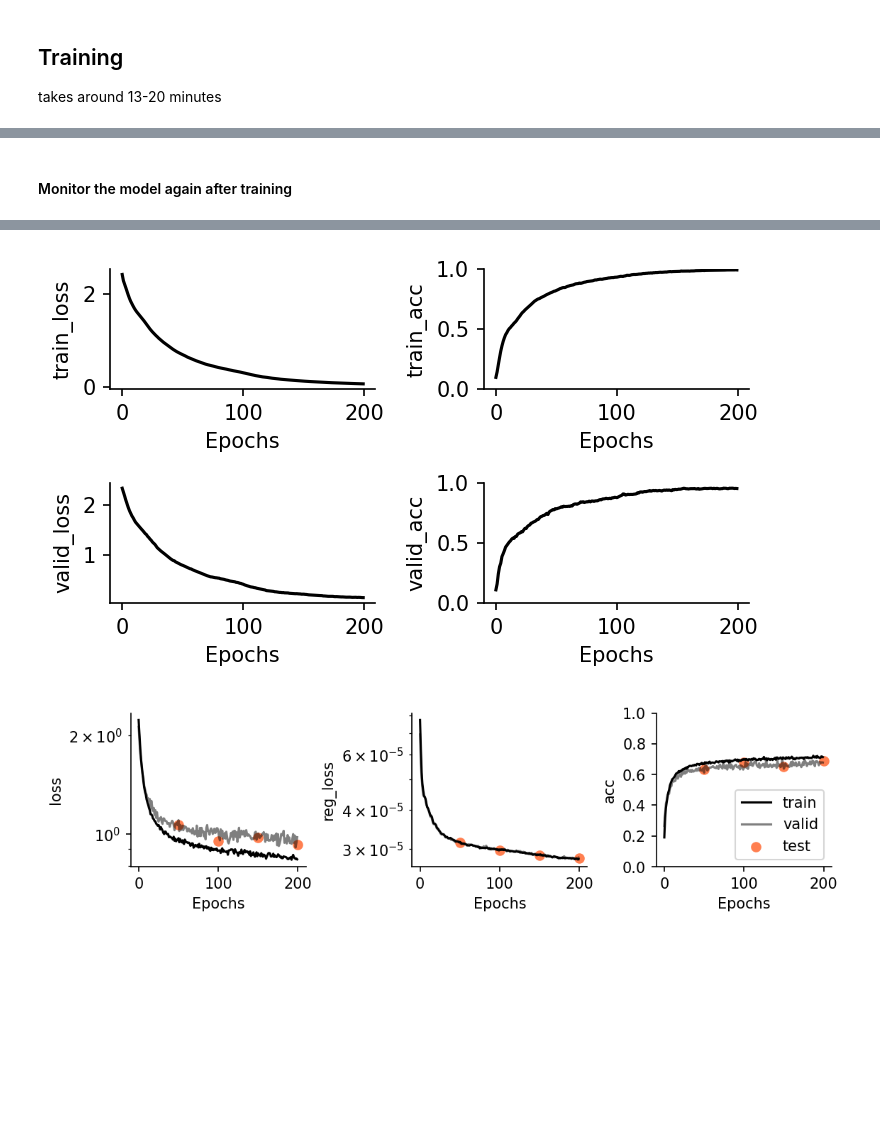
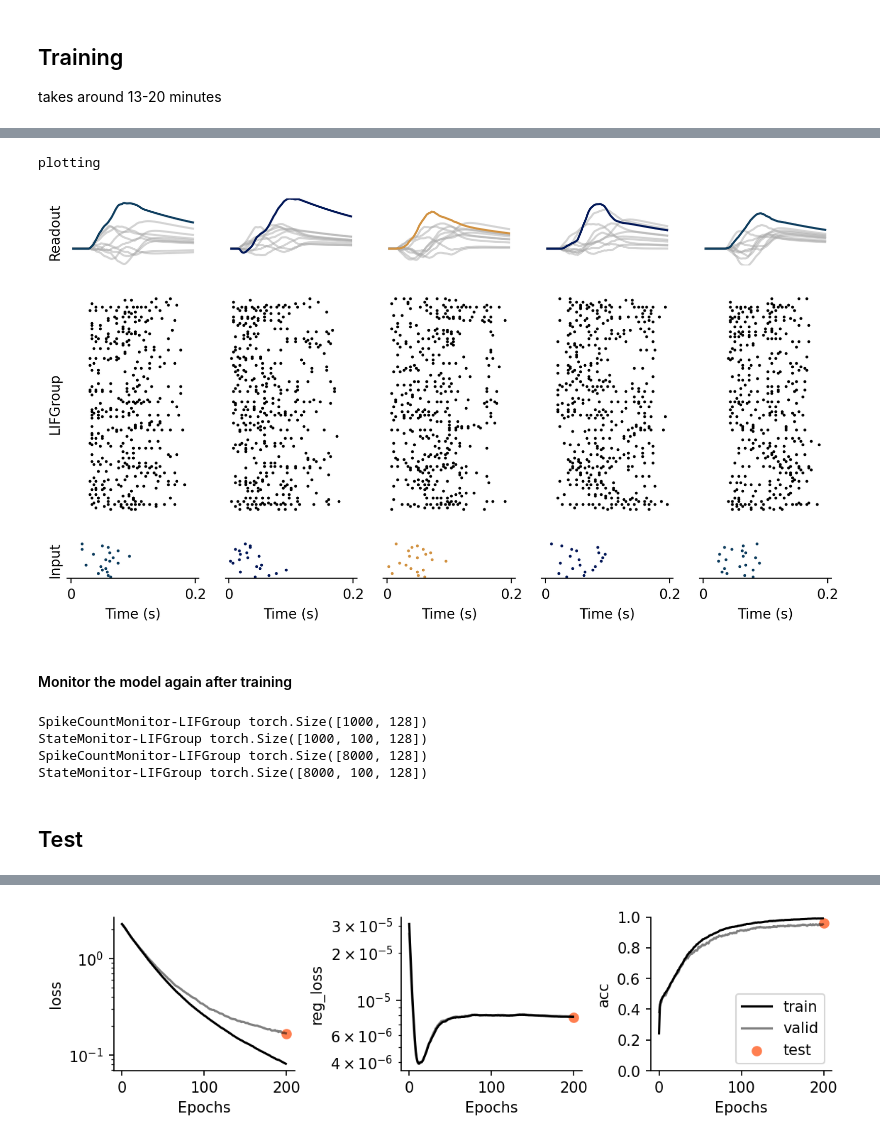
Before and after one commit to jgygax/stork-1, a Jupyter notebook: examples/01_Shallow_SNN_Randman.ipynb, the cells around one changed output, grey strips where cells are left out. Drawn from its saved outputs; the diff is of its cells as text; code cells hidden in the pictures; blank space fills up the shorter version.

```diff
--- a/examples/01_Shallow_SNN_Randman.ipynb
+++ b/examples/01_Shallow_SNN_Randman.ipynb
@@ -288,20 +234,20 @@ stork.plotting.plot_activity_snapshot(
 
 takes around 13-20 minutes
 # %%
-history = model.fit_validate(ds_train, ds_valid, nb_epochs=nb_epochs, verbose=False)
+history = model.fit_validate(ds_train, ds_valid, nb_epochs=nb_epochs, verbose=True)
 
-    for k, v in history.items():
-        if k in results:
-            results[k] = np.concatenate([results[k], v], axis=0)
-        else:
-            results[k] = np.array(v)
+for k, v in history.items():
+    if k in results:
+        results[k] = np.concatenate([results[k], v], axis=0)
+    else:
+        results[k] = np.array(v)
 
-    scores = model.evaluate(ds_test).tolist()
-    print("Scores", scores)
-    test_dict = model.get_metrics_dict(scores, prefix="test_")
+scores = model.evaluate(ds_test).tolist()
+print("Scores", scores)
+test_dict = model.get_metrics_dict(scores, prefix="test_")
 
-    for k, v in test_dict.items():
-        if k in results:
-            results[k] = np.concatenate([results[k], [v]], axis=0)
-        else:
-            results[k] = np.array([v])
+for k, v in test_dict.items():
+    if k in results:
+        results[k] = np.concatenate([results[k], [v]], axis=0)
+    else:
+        results[k] = np.array([v])
@@ -313,2 +272,7 @@ plotting
+# %%
+fig = pl.plot_activity()
+# %% [output]
+plotting
+[figure, added]
 # %% [markdown]
 #### Monitor the model again after training
@@ -321,3 +279,21 @@ plotting
+# %%
+res = model.monitor(ds_test)
+for k, v in res.items():
+    results["Post test " + k] = v.cpu().numpy()
+    print(k, v.shape)
+
+res = model.monitor(ds_train)
+for k, v in res.items():
+    results["Post train " + k] = v.cpu().numpy()
+    print(k, v.shape)
+# print(results)
+# %% [output]
+SpikeCountMonitor-LIFGroup torch.Size([1000, 128])
+StateMonitor-LIFGroup torch.Size([1000, 100, 128])
+SpikeCountMonitor-LIFGroup torch.Size([8000, 128])
+StateMonitor-LIFGroup torch.Size([8000, 100, 128])
+# %% [markdown]
+## Test
 # %%
 scores = model.evaluate(ds_test).tolist()
 results["test_loss"], _, results["test_acc"] = scores
@@ -326,10 +302,10 @@ print(results.keys())
 names = [k for k in results.keys() if not ("val" in k or "test" in k or "Monitor" in k)]
 print(names)
 
-plot_training(
+fig = plot_training(
     results,
     nb_epochs=nb_epochs,
-    epoch_chunks=ep_chunks,  # cfg.training.epoch_chunks,
+    epoch_chunks=1,  # cfg.training.epoch_chunks,
     names=names,
 )
 # %% [output]
@@ -338,2 +314 @@ Test acc.:  96.3 %
-[figure, old version]
+[figure, new version]
-[figure, removed]
```
Also changed, not shown: parts of 12 cells of this notebook, 17 other files.
